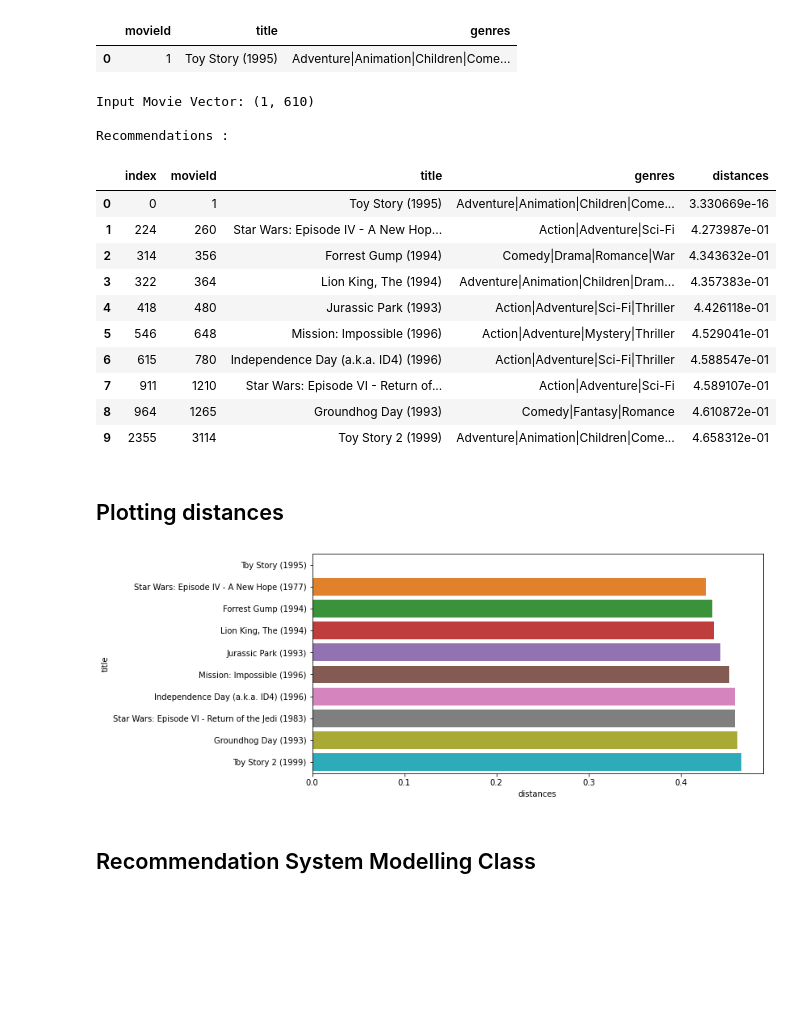
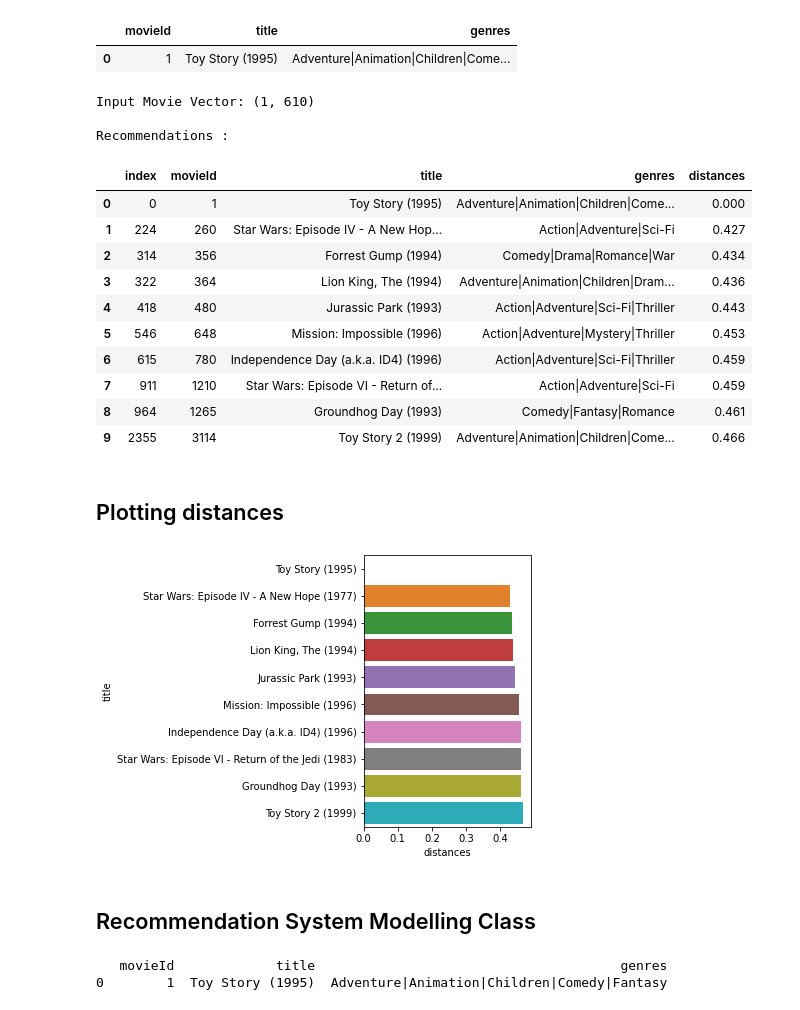
Before and after one commit to NishantBaheti/Recommendation-Systems, a Jupyter notebook: notebooks/cf_item_item.ipynb, the cells around one changed output. Saved outputs shown, nothing was run; the diff lists cells and outputs as text; code cells hidden in the pictures; blank space fills up the shorter version.

Commit message:
basic content based recomm system and cf based

```diff
--- a/notebooks/cf_item_item.ipynb
+++ b/notebooks/cf_item_item.ipynb
@@ -15,7 +15,7 @@ import seaborn as sns
 # %% [markdown]
 ### Ratings
 # %%
-ratings = pd.read_csv("./datasets/ratings.csv")
+ratings = pd.read_csv('/opt/datasetsRepo/RecommendationData/ratings.csv')
 ratings.head()
 # %% [output]
 |  | userId | movieId | rating | timestamp |
@@ -27,7 +27,7 @@ ratings.head()
 # %% [markdown]
 ### Movies
 # %%
-movies = pd.read_csv("./datasets/movies.csv")
+movies = pd.read_csv("/opt/datasetsRepo/RecommendationData/movies.csv")
 movies.head()
 # %% [output]
 |  | movieId | title | genres |
@@ -188,7 +188,7 @@ iter_map = map(lambda x: movie_id_maps[x], collected_neighbours[0])
 
 recoms = movies[movies.movieId.isin(iter_map)].reset_index()
 
-recoms['distances'] = distances[0]
+recoms['distances'] = np.round(distances[0], 3)
 
 print("\nRecommendations :")
 recoms.head(n_neighbors)
@@ -197,24 +197,24 @@ Input Movie Vector: (1, 610)
 
 Recommendations :
 |  | index | movieId | title | genres | distances |
-| 0 | 0 | 1 | Toy Story (1995) | Adventure|Animation|Children|Come... | 3.330669e-16 |
-| 1 | 224 | 260 | Star Wars: Episode IV - A New Hop... | Action|Adventure|Sci-Fi | 4.273987e-01 |
-| 2 | 314 | 356 | Forrest Gump (1994) | Comedy|Drama|Romance|War | 4.343632e-01 |
-| 3 | 322 | 364 | Lion King, The (1994) | Adventure|Animation|Children|Dram... | 4.357383e-01 |
-| 4 | 418 | 480 | Jurassic Park (1993) | Action|Adventure|Sci-Fi|Thriller | 4.426118e-01 |
-| 5 | 546 | 648 | Mission: Impossible (1996) | Action|Adventure|Mystery|Thriller | 4.529041e-01 |
-| 6 | 615 | 780 | Independence Day (a.k.a. ID4) (1996) | Action|Adventure|Sci-Fi|Thriller | 4.588547e-01 |
-| 7 | 911 | 1210 | Star Wars: Episode VI - Return of... | Action|Adventure|Sci-Fi | 4.589107e-01 |
-| 8 | 964 | 1265 | Groundhog Day (1993) | Comedy|Fantasy|Romance | 4.610872e-01 |
-| 9 | 2355 | 3114 | Toy Story 2 (1999) | Adventure|Animation|Children|Come... | 4.658312e-01 |
+| 0 | 0 | 1 | Toy Story (1995) | Adventure|Animation|Children|Come... | 0.000 |
+| 1 | 224 | 260 | Star Wars: Episode IV - A New Hop... | Action|Adventure|Sci-Fi | 0.427 |
+| 2 | 314 | 356 | Forrest Gump (1994) | Comedy|Drama|Romance|War | 0.434 |
+| 3 | 322 | 364 | Lion King, The (1994) | Adventure|Animation|Children|Dram... | 0.436 |
+| 4 | 418 | 480 | Jurassic Park (1993) | Action|Adventure|Sci-Fi|Thriller | 0.443 |
+| 5 | 546 | 648 | Mission: Impossible (1996) | Action|Adventure|Mystery|Thriller | 0.453 |
+| 6 | 615 | 780 | Independence Day (a.k.a. ID4) (1996) | Action|Adventure|Sci-Fi|Thriller | 0.459 |
+| 7 | 911 | 1210 | Star Wars: Episode VI - Return of... | Action|Adventure|Sci-Fi | 0.459 |
+| 8 | 964 | 1265 | Groundhog Day (1993) | Comedy|Fantasy|Romance | 0.461 |
+| 9 | 2355 | 3114 | Toy Story 2 (1999) | Adventure|Animation|Children|Come... | 0.466 |
 # %% [markdown]
 ## Plotting distances
 # %%
-fig, ax = plt.subplots(1,1, figsize=(10,5))
+fig, ax = plt.subplots(1,1, figsize=(3,5))
 sns.barplot(data=recoms, y='title', x='distances', orient='h')
 plt.show()
 # %% [output]
-[figure, old version]
+[figure, new version]
 # %% [markdown]
 ## Recommendation System Modelling Class
 # %%
@@ -223,4 +223,10 @@ from utils.plot_utils import plot_recommendations
 # %%
 model = BasicMovieRecommedation(n_neighbors=20)
 model.fit(rating_df=ratings[['userId','movieId','rating']], movie_df=movies[['movieId']])
+# %%
+movie_input = 1
+print(movies[movies.movieId.isin([movie_input])])
+# %% [output]
+   movieId             title                                       genres
+0        1  Toy Story (1995)  Adventure|Animation|Children|Comedy|Fantasy
 # %%
```
Also changed, not shown: parts of 11 cells of this notebook, 4 other files.
